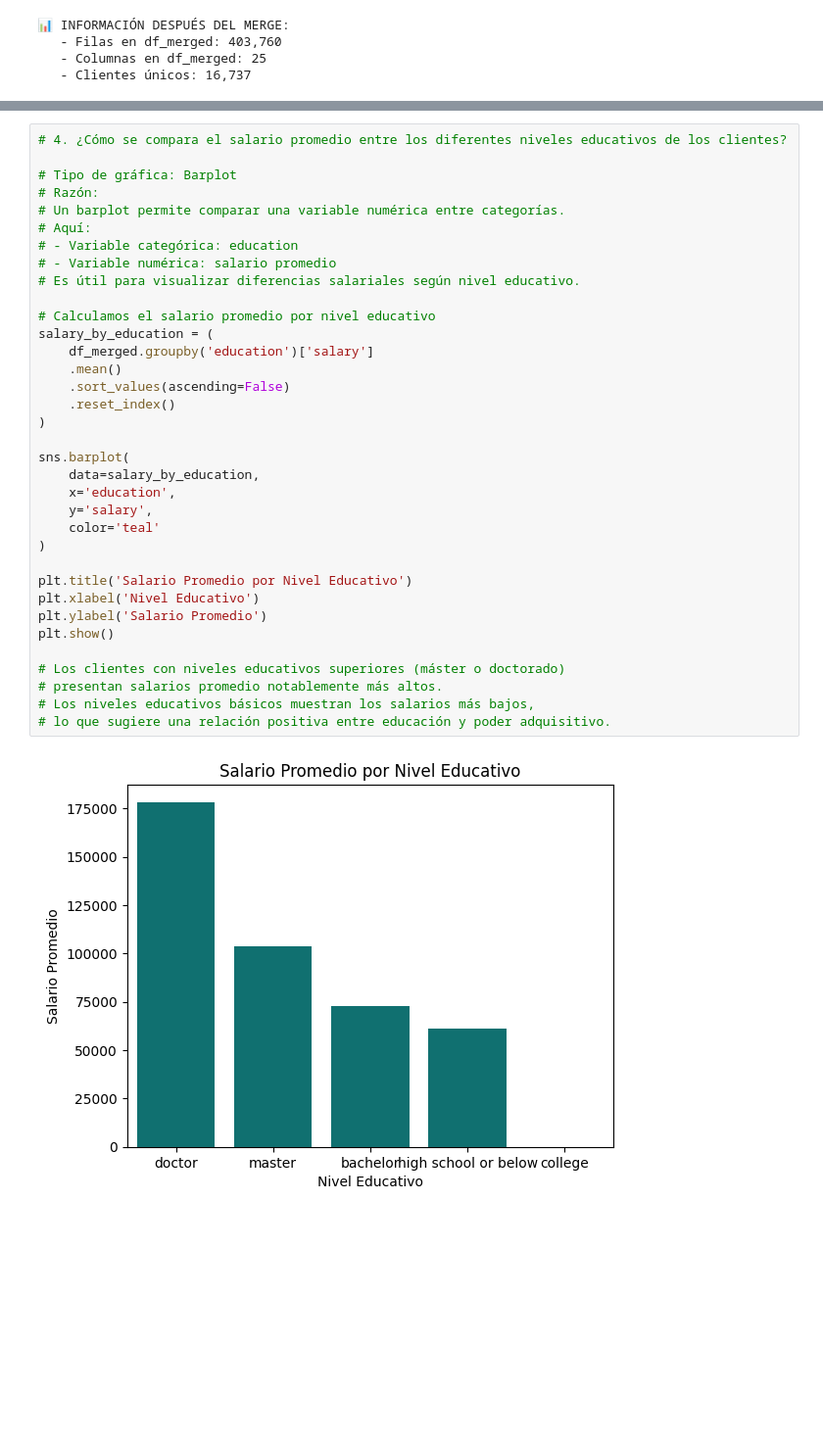
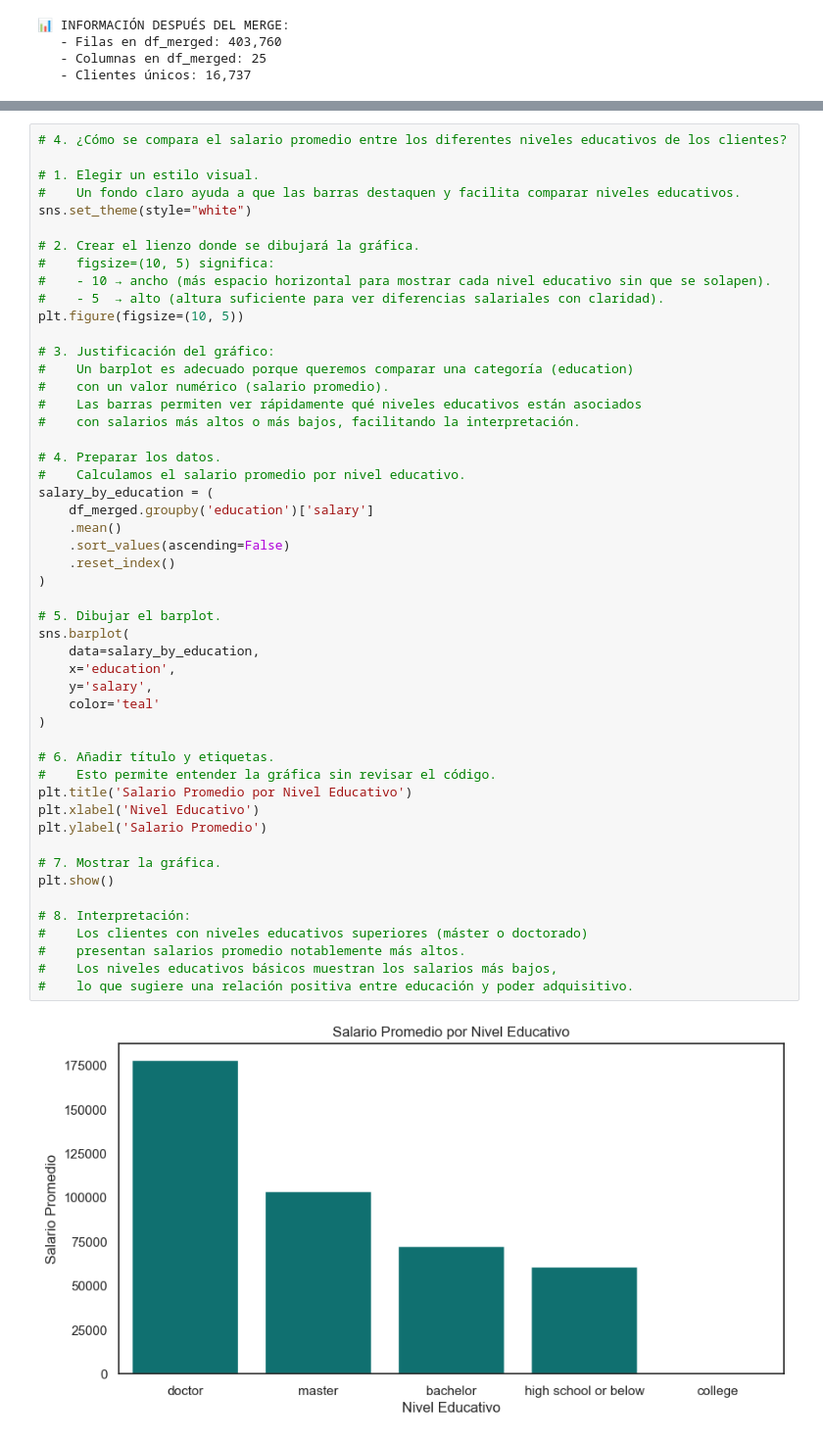
Before and after one commit to Adalab/bda-modulo-3-evaluacion-final-eaguilothio, a Jupyter notebook: evaluacion-final-eaguilothio.ipynb, the cells around one changed output, grey strips where cells are left out. Shown at 98% size. Drawn from its saved outputs; the diff is of its cells as text; blank space fills up the shorter version.

```diff
--- a/evaluacion-final-eaguilothio.ipynb
+++ b/evaluacion-final-eaguilothio.ipynb
@@ -1415,40 +1451,55 @@ plt.show()
 # %%
 # 4. ¿Cómo se compara el salario promedio entre los diferentes niveles educativos de los clientes?
 
-# Tipo de gráfica: Barplot
-# Razón:
-# Un barplot permite comparar una variable numérica entre categorías.
-# Aquí:
-# - Variable categórica: education
-# - Variable numérica: salario promedio
-# Es útil para visualizar diferencias salariales según nivel educativo.
+# 1. Elegir un estilo visual.
+#    Un fondo claro ayuda a que las barras destaquen y facilita comparar niveles educativos.
+sns.set_theme(style="white")
 
-# Calculamos el salario promedio por nivel educativo
+# 2. Crear el lienzo donde se dibujará la gráfica.
+#    figsize=(10, 5) significa:
+#    - 10 → ancho (más espacio horizontal para mostrar cada nivel educativo sin que se solapen).
+#    - 5  → alto (altura suficiente para ver diferencias salariales con claridad).
+plt.figure(figsize=(10, 5))
+
+# 3. Justificación del gráfico:
+#    Un barplot es adecuado porque queremos comparar una categoría (education)
+#    con un valor numérico (salario promedio).
+#    Las barras permiten ver rápidamente qué niveles educativos están asociados
+#    con salarios más altos o más bajos, facilitando la interpretación.
+
+# 4. Preparar los datos.
+#    Calculamos el salario promedio por nivel educativo.
 salary_by_education = (
     df_merged.groupby('education')['salary']
     .mean()
     .sort_values(ascending=False)
     .reset_index()
 )
 
+# 5. Dibujar el barplot.
 sns.barplot(
     data=salary_by_education,
     x='education',
     y='salary',
     color='teal'
 )
 
+# 6. Añadir título y etiquetas.
+#    Esto permite entender la gráfica sin revisar el código.
 plt.title('Salario Promedio por Nivel Educativo')
 plt.xlabel('Nivel Educativo')
 plt.ylabel('Salario Promedio')
+
+# 7. Mostrar la gráfica.
 plt.show()
 
-# Los clientes con niveles educativos superiores (máster o doctorado)
-# presentan salarios promedio notablemente más altos.
-# Los niveles educativos básicos muestran los salarios más bajos,
-# lo que sugiere una relación positiva entre educación y poder adquisitivo.
+# 8. Interpretación:
+#    Los clientes con niveles educativos superiores (máster o doctorado)
+#    presentan salarios promedio notablemente más altos.
+#    Los niveles educativos básicos muestran los salarios más bajos,
+#    lo que sugiere una relación positiva entre educación y poder adquisitivo.
 # %% [output]
-[figure, old version]
+[figure, new version]
 # %%
 # 5. ¿Cuál es la proporción de clientes con diferentes tipos de tarjetas de fidelidad?
 
```
Also changed, not shown: parts of 16 cells of this notebook.
